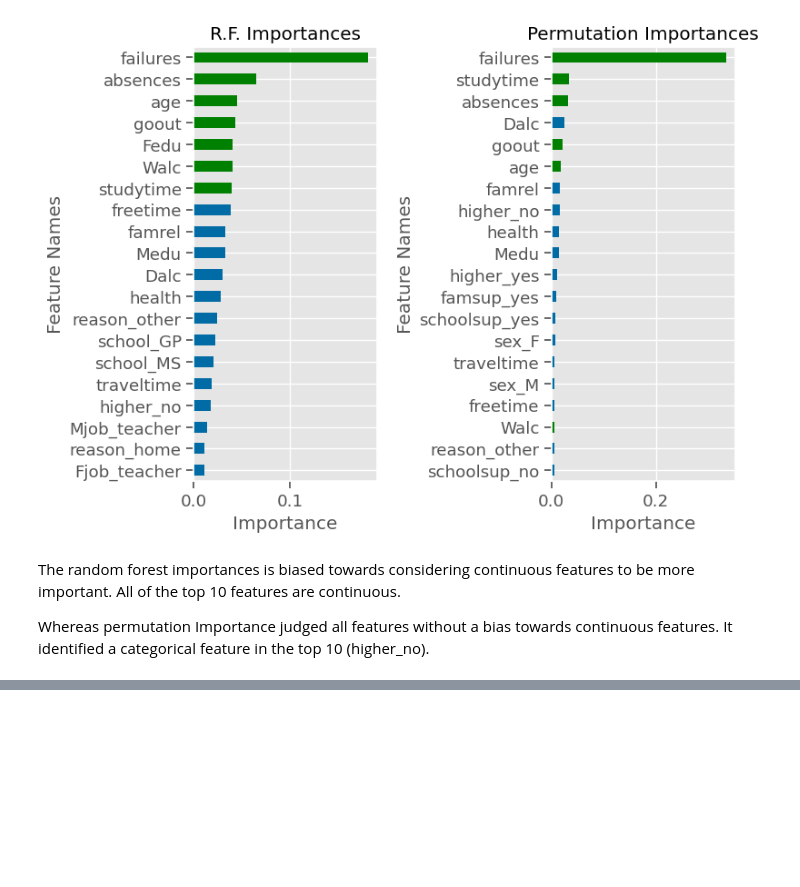
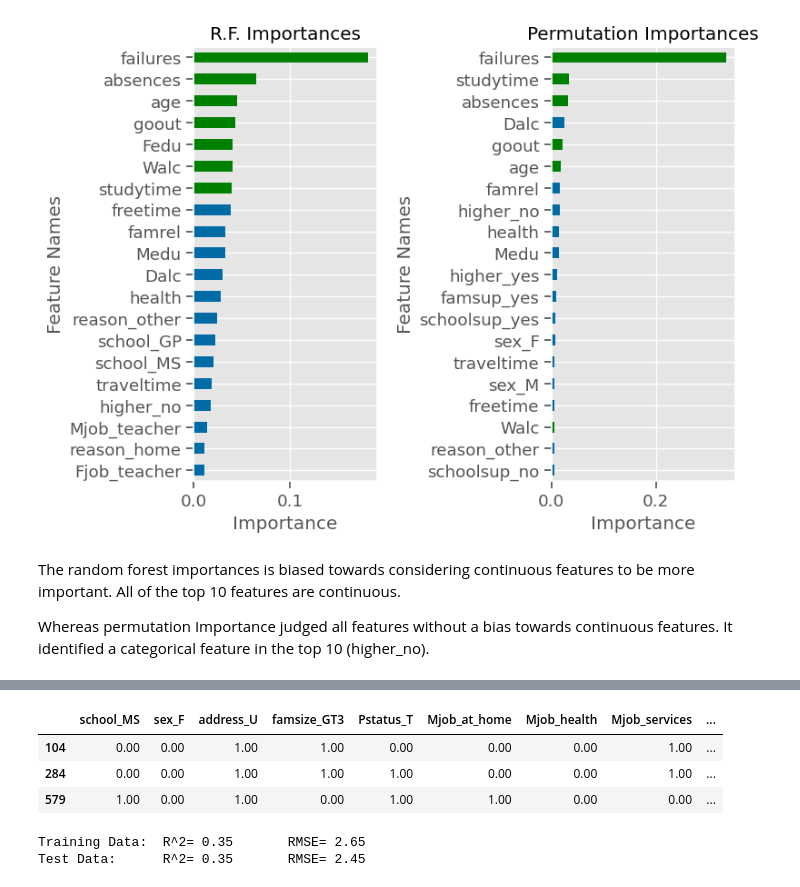
Before and after one commit to MileneCV/week17_data_visualization_Student-performance, a Jupyter notebook: Student performance.ipynb, the cells around one changed output, grey strips where cells are left out. Cells and saved outputs as stored; diff of their text form; code cells hidden in the pictures; blank space fills up the shorter version.

```diff
--- a/Student performance.ipynb
+++ b/Student performance.ipynb
@@ -779,0 +1080,33 @@ Whereas permutation Importance judged all features without a bias towards contin
+# %%
+drop_cats = ['GP', 'M', 'R', 'LE3', 'A', 'other', 'other', 'other',
+              'other', 'no', 'no', 'no', 'no', 'no', 'no', 'no', 'no']
+# %%
+## make pipelines for categorical vs numeric data
+ohe = OneHotEncoder(drop=drop_cats, sparse=False)
+cat_tuple = (ohe, cat_sel)
+
+## make the preprocessing column transformer
+preprocessor = make_column_transformer(cat_tuple, remainder = 'passthrough', verbose_feature_names_out=False)
+preprocessor
+
+## fit column transformer and run get_feature_names_out
+preprocessor.fit(X_train)
+feature_names = preprocessor.get_feature_names_out()
+X_train_df = pd.DataFrame(preprocessor.transform(X_train),
+                           columns = feature_names, index = X_train.index)
+X_test_df = pd.DataFrame(preprocessor.transform(X_test),
+                           columns = feature_names, index = X_test.index)
+X_test_df.head(3)
+# %% [output]
+|  | school_MS | sex_F | address_U | famsize_GT3 | Pstatus_T | Mjob_at_home | Mjob_health | Mjob_services | ... |
+| 104 | 0.00 | 0.00 | 1.00 | 1.00 | 0.00 | 0.00 | 0.00 | 1.00 | ... |
+| 284 | 0.00 | 0.00 | 1.00 | 1.00 | 1.00 | 0.00 | 0.00 | 1.00 | ... |
+| 579 | 1.00 | 0.00 | 1.00 | 0.00 | 1.00 | 1.00 | 0.00 | 0.00 | ... |
+# %%
+## fitting a linear regression model
+lin_reg = LinearRegression()
+lin_reg.fit(X_train_df, y_train)
+evaluate_regression(lin_reg, X_train_df, y_train, X_test_df,y_test)
+# %% [output]
+Training Data:  R^2= 0.35       RMSE= 2.65
+Test Data:      R^2= 0.35       RMSE= 2.45
```
Also changed, not shown: parts of 32 cells of this notebook.
